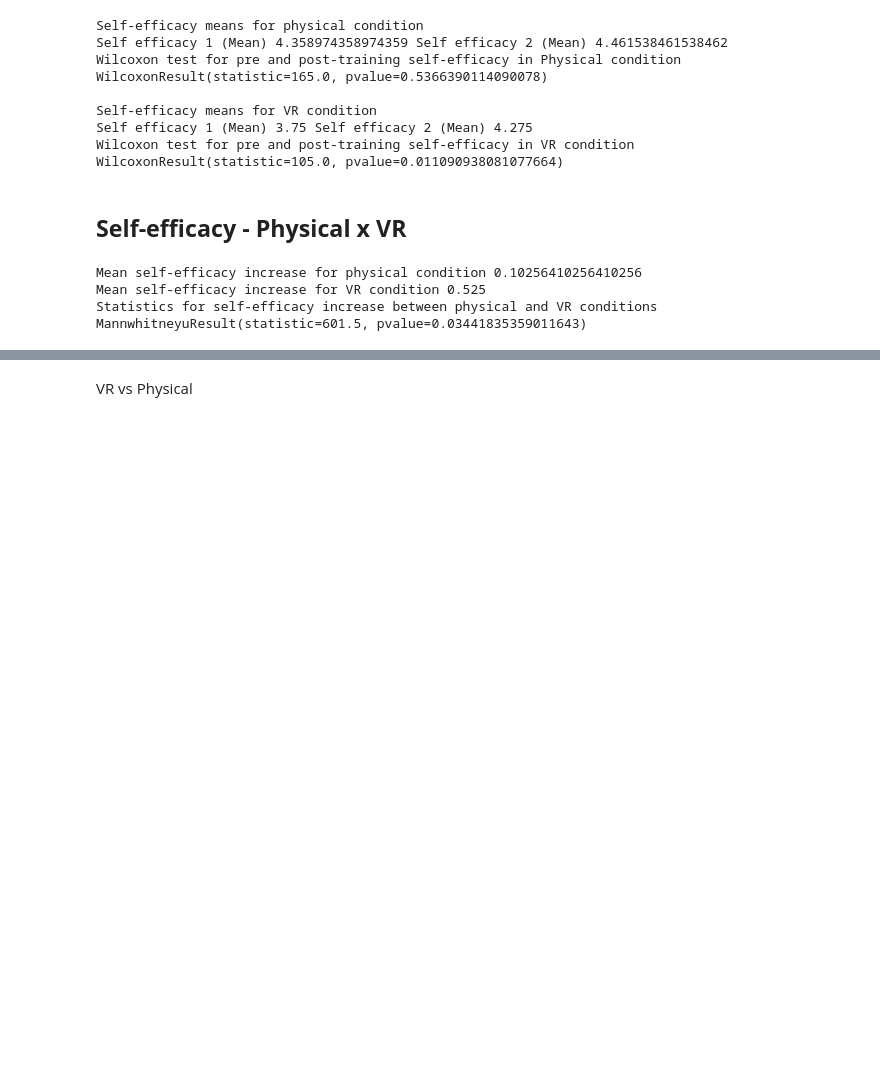
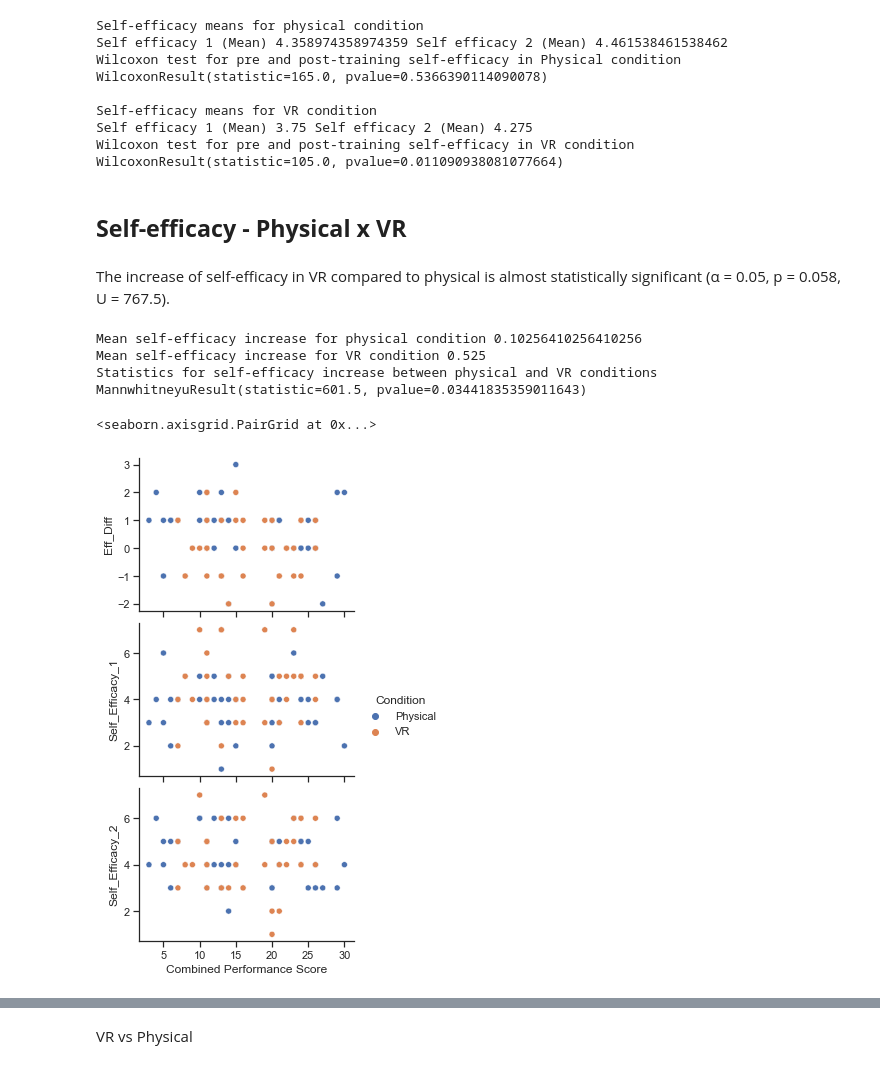
Before and after one commit to karmakomik/BuzzwireExperimentDataAnalysis, a Jupyter notebook: Dec2021ExperimentResults/iMotionsData/BuzzwireStats.ipynb, the cells around one changed output, grey strips where cells are left out. Saved outputs shown, nothing was run; the diff lists cells and outputs as text; code cells hidden in the pictures; blank space fills up the shorter version.

Commit message:
Added Self efficacy, NASA TLX comparisons, Cleaned data

```diff
--- a/Dec2021ExperimentResults/iMotionsData/BuzzwireStats.ipynb
+++ b/Dec2021ExperimentResults/iMotionsData/BuzzwireStats.ipynb
@@ -531,12 +722,28 @@ Wilcoxon test for pre and post-training self-efficacy in VR condition
 WilcoxonResult(statistic=105.0, pvalue=0.011090938081077664)
 # %% [markdown]
 ## __Self-efficacy - Physical x VR__
+# %% [markdown]
+The increase of self-efficacy in VR compared to physical is almost statistically significant (α = 0.05, p = 0.058, U = 767.5).
 # %%
-combined_results_df['Eff_Diff'] = combined_results_df['Self_Efficacy_2'] - combined_results_df['Self_Efficacy_1']
-print('Mean self-efficacy increase for physical condition', combined_results_df[combined_results_df['Condition'] == 'Physical']['Eff_Diff'].mean(skipna=True))
-print('Mean self-efficacy increase for VR condition', combined_results_df[combined_results_df['Condition'] == 'VR']['Eff_Diff'].mean(skipna=True))
-print('Statistics for self-efficacy increase between physical and VR conditions', stats.mannwhitneyu(x=combined_results_df[combined_results_df['Condition'] == 'Physical']['Eff_Diff'], y=combined_results_df[combined_results_df['Condition'] == 'VR']['Eff_Diff'], alternative = 'less'))
+
+#ph_results_df['Eff_Diff'] = ph_results_df['Self_Efficacy_2'] - ph_results_df['Self_Efficacy_1']
+#vr_results_df['Eff_Diff'] = vr_results_df['Self_Efficacy_2'] - vr_results_df['Self_Efficacy_1']
+
+print('Mean self-efficacy increase for physical condition', ph_results_df['Eff_Diff'].mean(skipna=True))
+print('Mean self-efficacy increase for VR condition', vr_results_df['Eff_Diff'].mean(skipna=True))
+print('Statistics for self-efficacy increase between physical and VR conditions', stats.mannwhitneyu(x=ph_results_df['Eff_Diff'], y=vr_results_df['Eff_Diff'], alternative = 'less'))
 # %% [output]
 Mean self-efficacy increase for physical condition 0.10256410256410256
 Mean self-efficacy increase for VR condition 0.525
 Statistics for self-efficacy increase between physical and VR conditions MannwhitneyuResult(statistic=601.5, pvalue=0.03441835359011643)
+# %%
+sns.pairplot(
+    combined_results_df,
+    x_vars=['Combined Performance Score'],
+    y_vars=["Eff_Diff", "Self_Efficacy_1", "Self_Efficacy_2"],
+    aspect=1.5,
+    hue='Condition'
+)
+# %% [output]
+<seaborn.axisgrid.PairGrid at 0x...>
+[figure, added]
```
Also changed, not shown: parts of 48 cells of this notebook, 1 other file.
